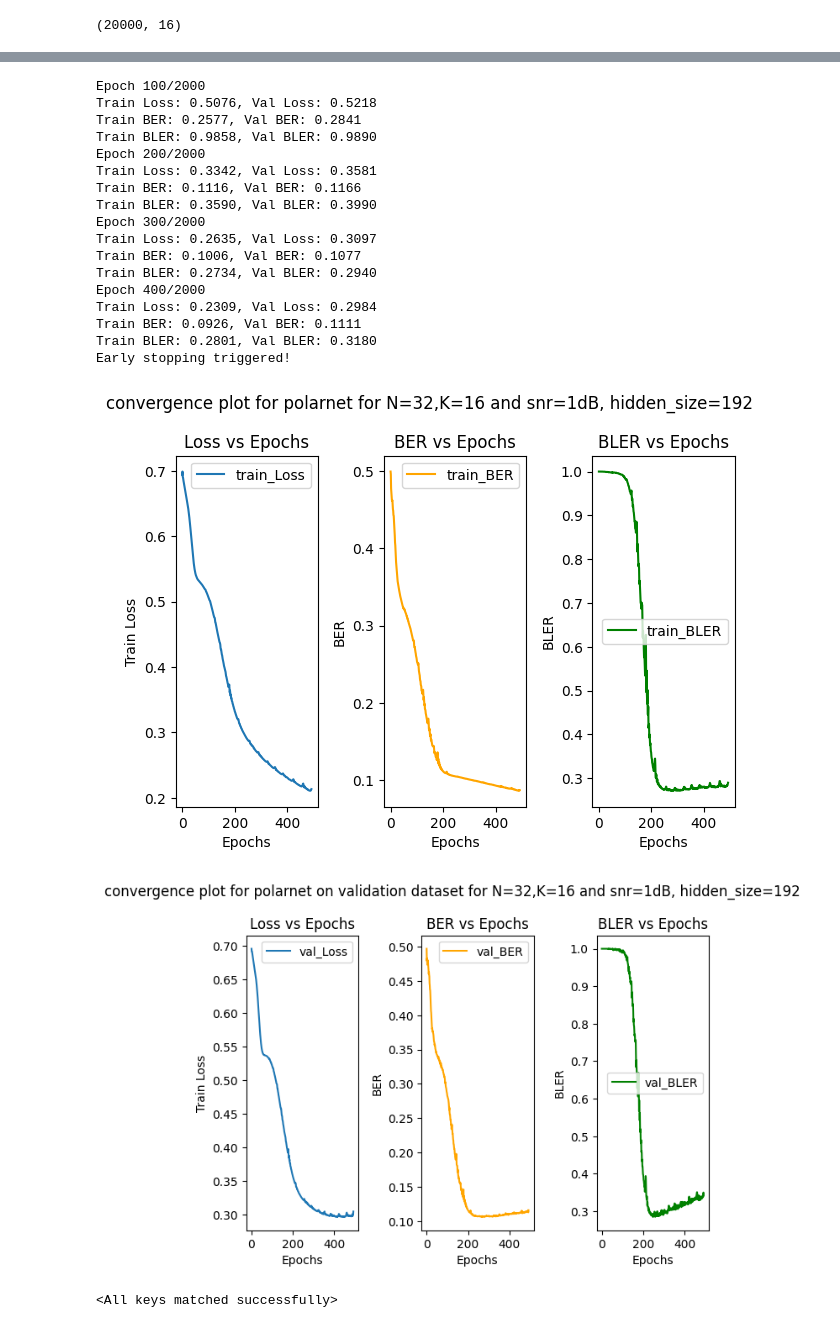
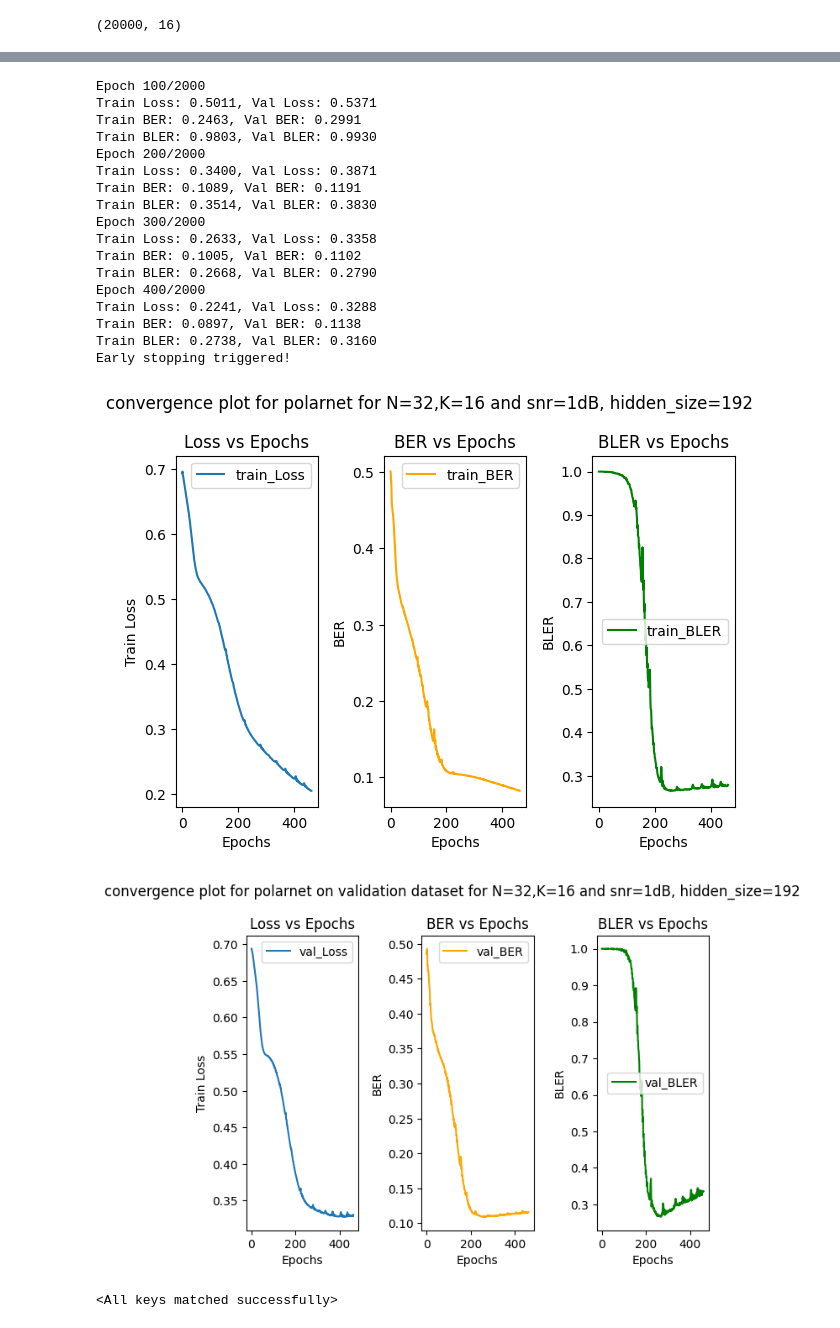
Before and after one commit to pratyush-1/PolarNet, a Jupyter notebook: polar_sc_decoding.ipynb, the cells around one changed output, grey strips where cells are left out. Drawn from its saved outputs; the diff is of its cells as text; code cells hidden in the pictures.

Commit message:
ran new experiments and added plots

```diff
--- a/polar_sc_decoding.ipynb
+++ b/polar_sc_decoding.ipynb
@@ -203,0 +190,18 @@ Full dataset size: 20000
+# %%
+train_indices = list(range(0,18000))
+val_indices = list(range(18000,19000))
+test_indices = list(range(19000,20000))
+
+train_dataset = torch.utils.data.Subset(dataset,train_indices)
+val_dataset = torch.utils.data.Subset(dataset,val_indices)
+test_dataset = torch.utils.data.Subset(dataset,test_indices)
+
+train_dataloader = torch.utils.data.DataLoader(train_dataset, batch_size = len(train_dataset), shuffle=True)
+val_dataloader = torch.utils.data.DataLoader(val_dataset,batch_size=len(val_dataset),shuffle=False)
+test_dataloader = torch.utils.data.DataLoader(test_dataset, batch_size=len(test_dataset), shuffle=False)
+dataloader = torch.utils.data.DataLoader(dataset,batch_size=len(dataset),shuffle=False,worker_init_fn=seed_worker,generator=g)
+# Print sizes of train and test sets
+print(f"Train dataset size: {len(train_dataset)}")
+print(f'Val dataset size: {len(val_dataset)}')
+print(f"Test dataset size: {len(test_dataset)}")
+print(f"Full dataset size: {len(dataset)}")
@@ -258,11 +277,11 @@ class PolarNet(nn.Module):
         return x
 # %%
 device = 'cuda'
-model = PolarNet(hidden_channels=128,K=K,N=N).to(device)
+model = PolarNet(hidden_channels=192,K=K,N=N).to(device)
 # model = LSTM(hidden_size=128,num_layers=1).to(device)
 criterion = nn.BCEWithLogitsLoss()
 # criterion = nn.HingeEmbeddingLoss()
-optimizer = torch.optim.Adam(model.parameters(), lr=6e-4)
+optimizer = torch.optim.AdamW(model.parameters(), lr=3e-4,weight_decay=1e-4)
 # %%
 def calculate_ber_bler(targets,predictions):
     """ Calculate BER and BLER using errors_ber and errors_bler functions. """
@@ -347,7 +366,7 @@ for epoch in range(num_epochs):
     if val_avg_loss < best_val_loss:
         best_val_loss = val_avg_loss
         trigger_times = 0
-        ckpt_path = rf'weights_rs\N_{N}_K_{K}_SNR_{snr}_polarnet_nodropout_20k_hidden128_bn'
+        ckpt_path = rf'weights_rs\N_{N}_K_{K}_SNR_{snr}_polarnet_nodropout_20k_hidden192_bn_adamw'
         os.makedirs(ckpt_path,exist_ok=True)
         torch.save(model.state_dict(), os.path.join(ckpt_path,f'epoch_{epoch}.pth'))
     else:
@@ -364,21 +383,21 @@ for epoch in range(num_epochs):
         print(f"Train BLER: {train_avg_bler:.4f}, Val BLER: {val_avg_bler:.4f}")
 # %% [output]
 Epoch 100/2000
-Train Loss: 0.5076, Val Loss: 0.5218
-Train BER: 0.2577, Val BER: 0.2841
-Train BLER: 0.9858, Val BLER: 0.9890
+Train Loss: 0.5011, Val Loss: 0.5371
+Train BER: 0.2463, Val BER: 0.2991
+Train BLER: 0.9803, Val BLER: 0.9930
 Epoch 200/2000
-Train Loss: 0.3342, Val Loss: 0.3581
-Train BER: 0.1116, Val BER: 0.1166
-Train BLER: 0.3590, Val BLER: 0.3990
+Train Loss: 0.3400, Val Loss: 0.3871
+Train BER: 0.1089, Val BER: 0.1191
+Train BLER: 0.3514, Val BLER: 0.3830
 Epoch 300/2000
-Train Loss: 0.2635, Val Loss: 0.3097
-Train BER: 0.1006, Val BER: 0.1077
-Train BLER: 0.2734, Val BLER: 0.2940
+Train Loss: 0.2633, Val Loss: 0.3358
+Train BER: 0.1005, Val BER: 0.1102
+Train BLER: 0.2668, Val BLER: 0.2790
 Epoch 400/2000
-Train Loss: 0.2309, Val Loss: 0.2984
-Train BER: 0.0926, Val BER: 0.1111
-Train BLER: 0.2801, Val BLER: 0.3180
+Train Loss: 0.2241, Val Loss: 0.3288
+Train BER: 0.0897, Val BER: 0.1138
+Train BLER: 0.2738, Val BLER: 0.3160
 Early stopping triggered!
 # %%
 plt.suptitle('convergence plot for polarnet for N=32,K=16 and snr=1dB, hidden_size=192')
@@ -410,36 +429,36 @@ plt.legend()
 plt.tight_layout()
 plt.show()
 # %% [output]
-[figure, old version]
+[figure, new version]
 # %%
-plt.suptitle('convergence plot for polarnet on validation dataset for N=32,K=16 and snr=1dB, hidden_size=128')
+plt.suptitle('convergence plot for polarnet on validation dataset for N=32,K=16 and snr=1dB, hidden_size=192')
 # Plot Loss vs Epochs
 plt.subplot(1, 3, 1)
 plt.plot(val_loss_values, label='val_Loss')
 plt.title('Loss vs Epochs')
 plt.xlabel('Epochs')
 plt.ylabel('Train Loss')
 plt.legend()
 
 # Plot BER vs Epochs
 plt.subplot(1, 3, 2)
 plt.plot(val_ber_values, label='val_BER', color='orange')
 plt.title('BER vs Epochs')
 plt.xlabel('Epochs')
 plt.ylabel('BER')
 plt.legend()
 
 # Plot BLER vs Epochs
 
 plt.subplot(1, 3, 3)
 plt.plot(val_bler_values, label='val_BLER', color='green')
 plt.title('BLER vs Epochs')
 plt.xlabel('Epochs')
 plt.ylabel('BLER')
 plt.legend()
 
 plt.tight_layout()
 plt.show()
 # %% [output]
-[figure, old version]
+[figure, new version]
 # %%
```
Also changed, not shown: parts of 8 cells of this notebook, 4 other files.
